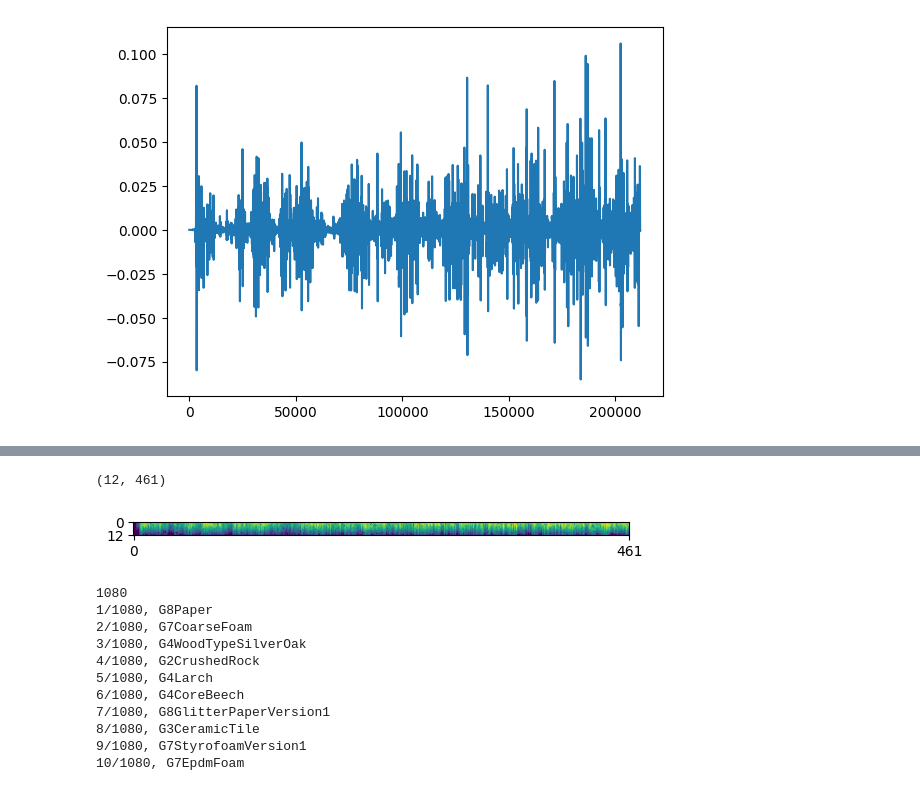
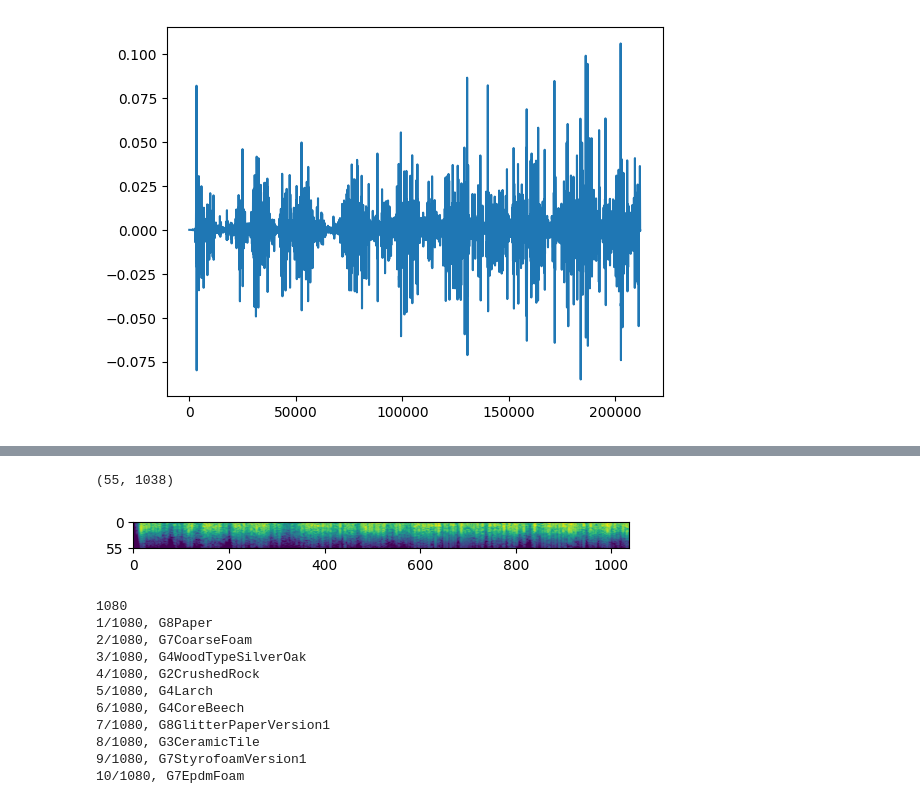
Before and after one commit to shinolab/vibrotactile-autoencoder, a Jupyter notebook: preprocess.ipynb, the cells around one changed output, grey strips where cells are left out. Saved outputs shown, nothing was run; the diff lists cells and outputs as text; code cells hidden in the pictures.

```diff
--- a/preprocess.ipynb
+++ b/preprocess.ipynb
@@ -11,7 +11,7 @@ data, fs = librosa.load('Texture_Dataset/G1AluminumMesh/G1RhombAluminumMesh_Soun
 b, a = signal.butter(3, [20 / fs, 1000 / fs], 'bandpass')
 data = signal.filtfilt(b, a, data)
 plt.plot(data)
-DMatrix = librosa.stft(data, n_fft=512, hop_length=int(512 * 0.9), window='hann')
+DMatrix = librosa.stft(data, n_fft=2048, hop_length=int(2048 * 0.1), window='hann')
 dbMatrix = librosa.amplitude_to_db(np.abs(DMatrix), ref=np.max)
 # %% [output]
 [figure]
@@ -33,11 +37,10 @@ plt.plot(librosa.istft(DMatrix_hat, n_fft=512, hop_length=int(512 * 0.9), window
 # %%
-plt.imshow(dbMatrix[:12,:])
-plt.yticks([0, 12])
-plt.xticks([0, 461])
-print(np.array(dbMatrix[:12,:]).shape)
+plt.imshow(dbMatrix[:55,:])
+plt.yticks([0, 55])
+print(np.array(dbMatrix[:55,:]).shape)
 # %% [output]
-(12, 461)
+(55, 1038)
-[figure, old version]
+[figure, new version]
 # %%
 def wav2spec(wav_path):
     data, fs = librosa.load(wav_path, sr=44100)
```
Also changed, not shown: parts of 4 cells of this notebook, 4 other files.
